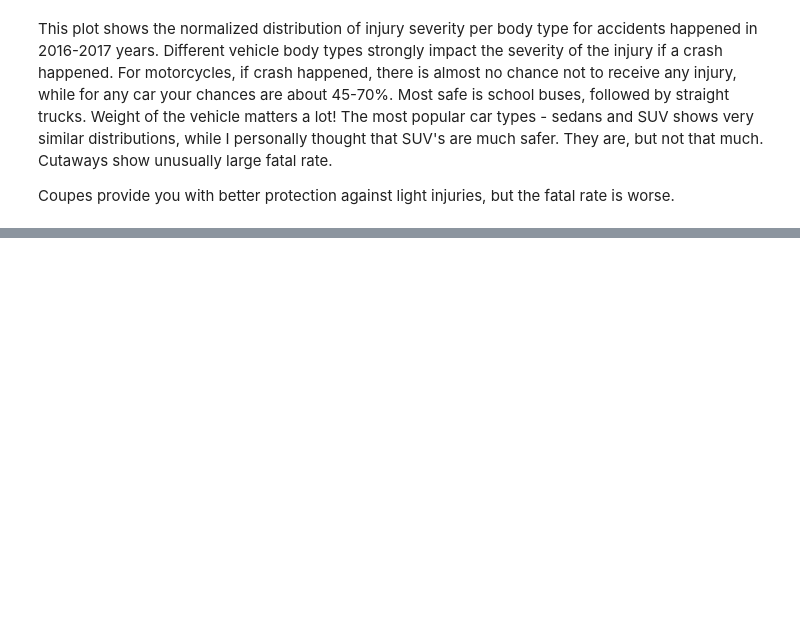
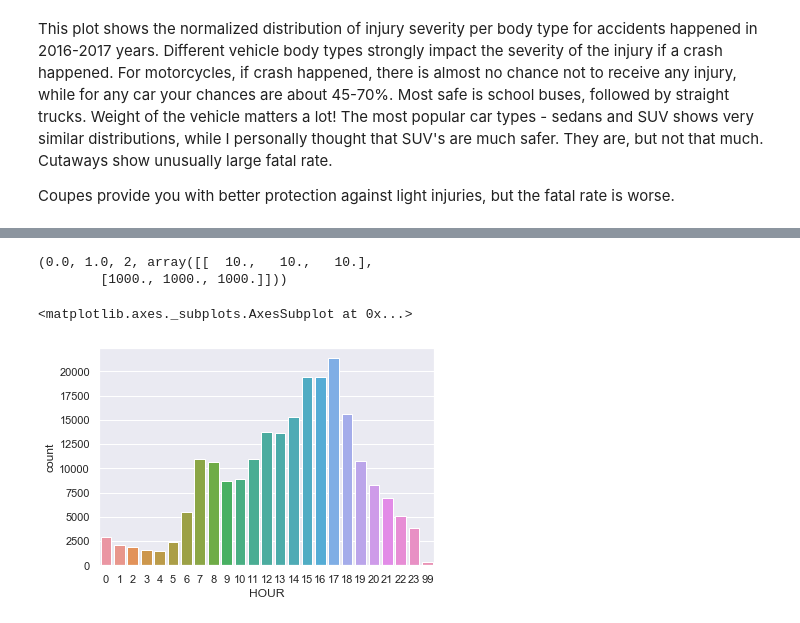
Before and after one commit to JuliaZozulia/vehicle_crashes, a Jupyter notebook: Crashes.ipynb, the cells around one changed output, grey strips where cells are left out. Cells and saved outputs as stored; diff of their text form; code cells hidden in the pictures; blank space fills up the shorter version.

```diff
--- a/Crashes.ipynb
+++ b/Crashes.ipynb
@@ -122,0 +140,11 @@ Coupes provide you with better protection against light injuries, but the fatal
+# %%
+a = [[10,10,10],[1000,1000,1000]]
+stats.chi2_contingency(a)
+# %% [output]
+(0.0, 1.0, 2, array([[  10.,   10.,   10.],
+        [1000., 1000., 1000.]]))
+# %%
+sns.countplot(df.HOUR)
+# %% [output]
+<matplotlib.axes._subplots.AxesSubplot at 0x...>
+[figure, added]
```
Also changed, not shown: parts of 24 cells of this notebook.
